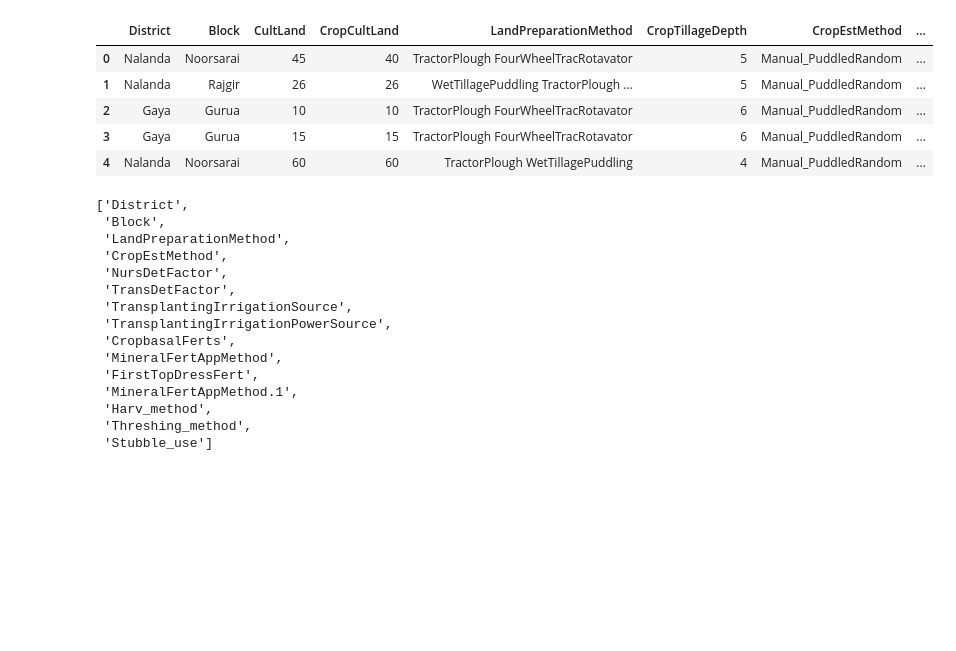
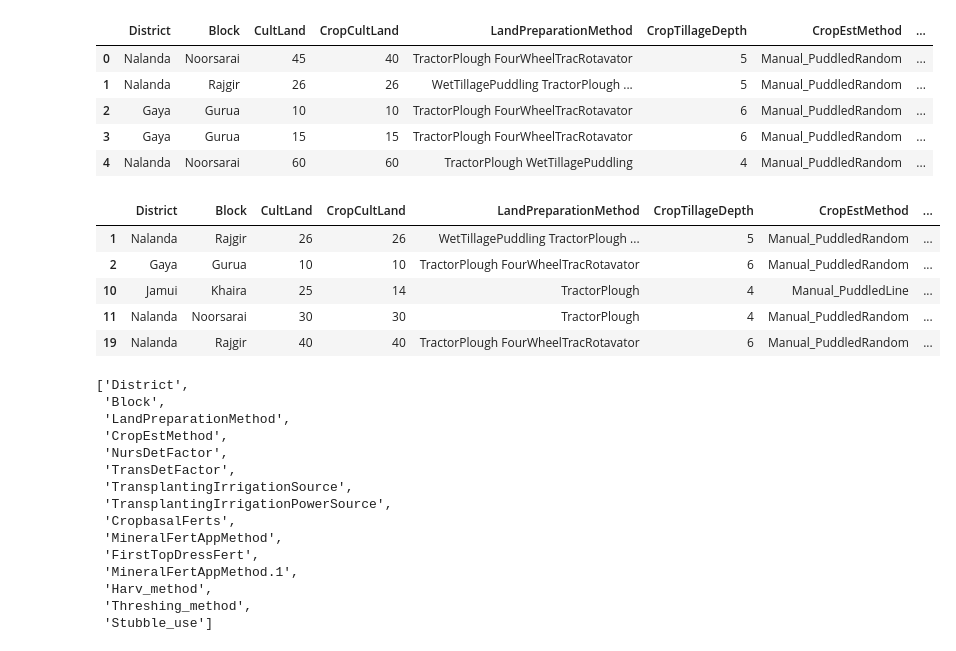
Before and after one commit to Joakimanochie/Univelcity_Capstone, a Jupyter notebook: Digital_Green_Crop_model/Green_Crop_model.ipynb, the cells around one changed output. Saved outputs shown, nothing was run; the diff lists cells and outputs as text; code cells hidden in the pictures; blank space fills up the shorter version.

```diff
--- a/Digital_Green_Crop_model/Green_Crop_model.ipynb
+++ b/Digital_Green_Crop_model/Green_Crop_model.ipynb
@@ -419,6 +443,16 @@ crop_cl_no_outliers.head()
 | 2 | Gaya | Gurua | 10 | 10 | TractorPlough FourWheelTracRotavator | 6 | Manual_PuddledRandom | ... |
 | 3 | Gaya | Gurua | 15 | 15 | TractorPlough FourWheelTracRotavator | 6 | Manual_PuddledRandom | ... |
 | 4 | Nalanda | Noorsarai | 60 | 60 | TractorPlough WetTillagePuddling | 4 | Manual_PuddledRandom | ... |
+# %%
+crop_c_no_outliers = crop_c_no_outliers.drop(['CropTillageDate', 'RcNursEstDate', 'Harv_date', 'Threshing_date', 'ID', 'SeedingSowingTransplanting'], axis=1)
+crop_c_no_outliers.head()
+# %% [output]
+|  | District | Block | CultLand | CropCultLand | LandPreparationMethod | CropTillageDepth | CropEstMethod | ... |
+| 1 | Nalanda | Rajgir | 26 | 26 | WetTillagePuddling TractorPlough ... | 5 | Manual_PuddledRandom | ... |
+| 2 | Gaya | Gurua | 10 | 10 | TractorPlough FourWheelTracRotavator | 6 | Manual_PuddledRandom | ... |
+| 10 | Jamui | Khaira | 25 | 14 | TractorPlough | 4 | Manual_PuddledLine | ... |
+| 11 | Nalanda | Noorsarai | 30 | 30 | TractorPlough | 4 | Manual_PuddledRandom | ... |
+| 19 | Nalanda | Rajgir | 40 | 40 | TractorPlough FourWheelTracRotavator | 6 | Manual_PuddledRandom | ... |
 # %%
 categorical_feature_mask = crop_cl_no_outliers.dtypes==object
 # filter categorical columns using mask and turn it into a list
```
Also changed, not shown: parts of 53 cells of this notebook, 5 other files.
